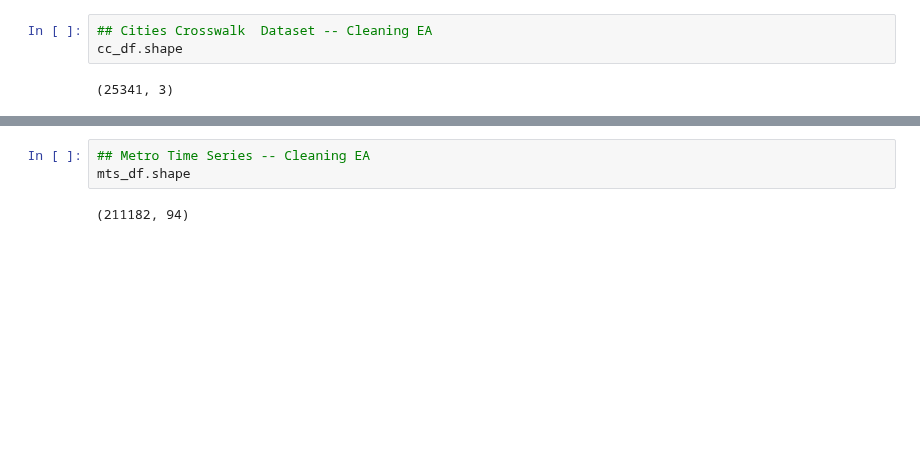
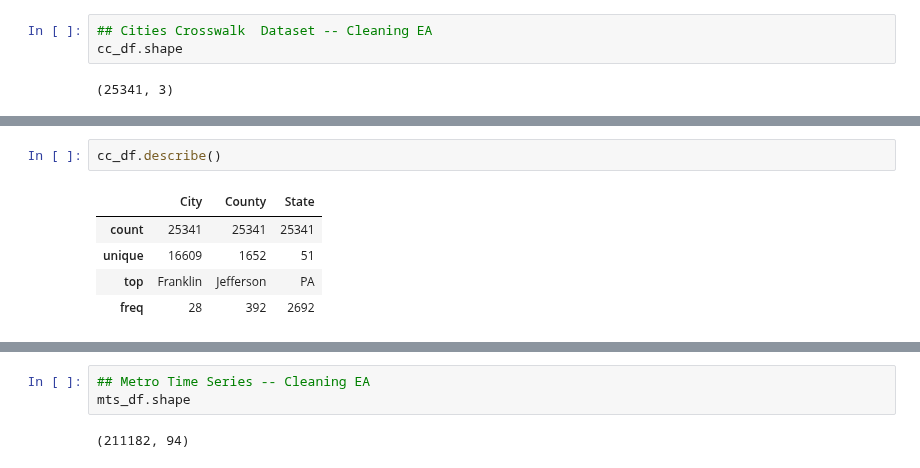
Before and after one commit to norgrenm/US_House_Price_Prediction, a Jupyter notebook: notebooks/DM-US_HousingData.ipynb, the cells around one changed output, grey strips where cells are left out. Saved outputs shown, nothing was run; the diff lists cells and outputs as text; blank space fills up the shorter version.

```diff
--- a/notebooks/DM-US_HousingData.ipynb
+++ b/notebooks/DM-US_HousingData.ipynb
@@ -80,0 +102,8 @@ cc_df.head()
+# %%
+cc_df.describe()
+# %% [output]
+|  | City | County | State |
+| count | 25341 | 25341 | 25341 |
+| unique | 16609 | 1652 | 51 |
+| top | Franklin | Jefferson | PA |
+| freq | 28 | 392 | 2692 |
```
Also changed, not shown: parts of 3 cells of this notebook.
